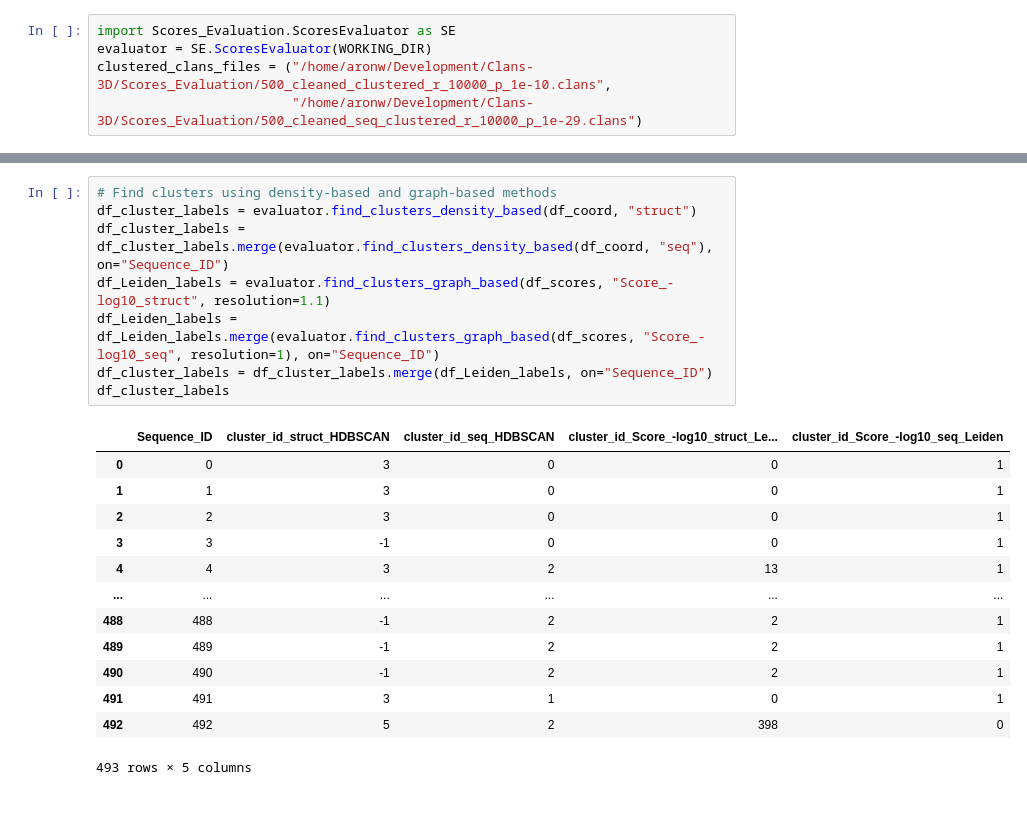
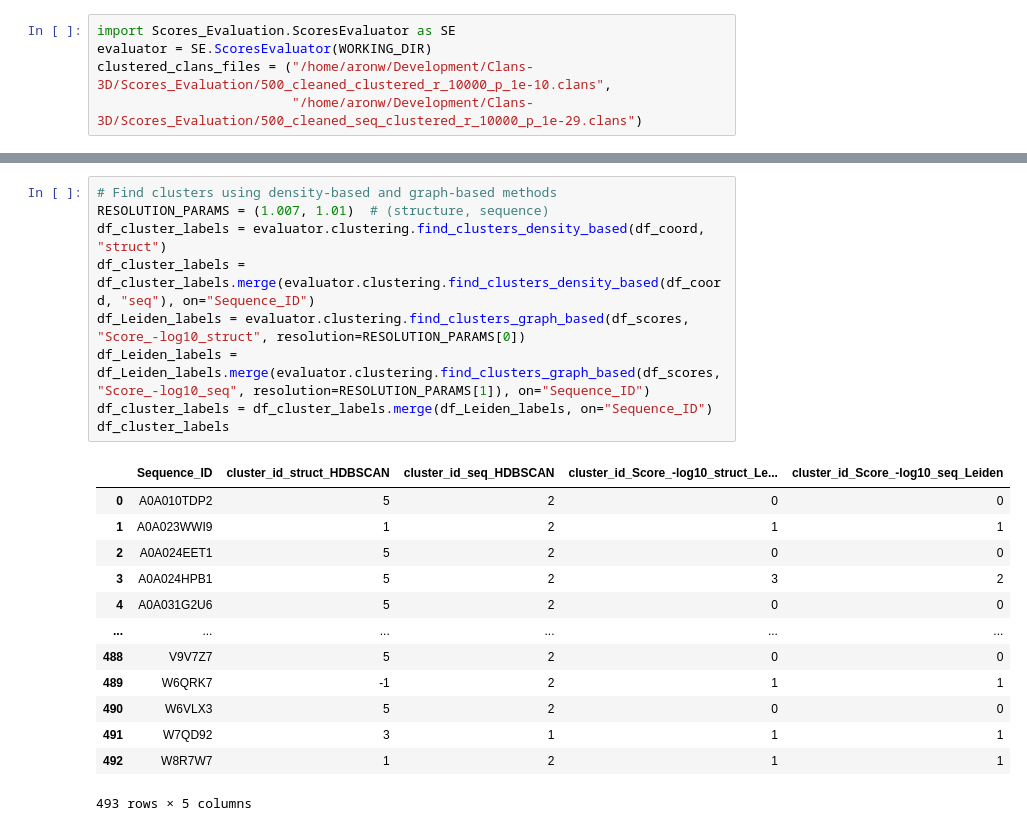
Before and after one commit to ElhabashyLab/3DClans, a Jupyter notebook: Scores_Evaluation/evaluation.ipynb, the cells around one changed output, grey strips where cells are left out. Cells and saved outputs as stored; diff of their text form.

```diff
--- a/Scores_Evaluation/evaluation.ipynb
+++ b/Scores_Evaluation/evaluation.ipynb
@@ -100,25 +100,26 @@ evaluator.generate_scatter_plot(
 [figure]
 # %%
 # Find clusters using density-based and graph-based methods
-df_cluster_labels = evaluator.find_clusters_density_based(df_coord, "struct")
-df_cluster_labels = df_cluster_labels.merge(evaluator.find_clusters_density_based(df_coord, "seq"), on="Sequence_ID")
-df_Leiden_labels = evaluator.find_clusters_graph_based(df_scores, "Score_-log10_struct", resolution=1.1)
-df_Leiden_labels = df_Leiden_labels.merge(evaluator.find_clusters_graph_based(df_scores, "Score_-log10_seq", resolution=1), on="Sequence_ID")
+RESOLUTION_PARAMS = (1.007, 1.01)  # (structure, sequence)
+df_cluster_labels = evaluator.clustering.find_clusters_density_based(df_coord, "struct")
+df_cluster_labels = df_cluster_labels.merge(evaluator.clustering.find_clusters_density_based(df_coord, "seq"), on="Sequence_ID")
+df_Leiden_labels = evaluator.clustering.find_clusters_graph_based(df_scores, "Score_-log10_struct", resolution=RESOLUTION_PARAMS[0])
+df_Leiden_labels = df_Leiden_labels.merge(evaluator.clustering.find_clusters_graph_based(df_scores, "Score_-log10_seq", resolution=RESOLUTION_PARAMS[1]), on="Sequence_ID")
 df_cluster_labels = df_cluster_labels.merge(df_Leiden_labels, on="Sequence_ID")
 df_cluster_labels
 # %% [output]
 |  | Sequence_ID | cluster_id_struct_HDBSCAN | cluster_id_seq_HDBSCAN | cluster_id_Score_-log10_struct_Le... | cluster_id_Score_-log10_seq_Leiden |
-| 0 | 0 | 3 | 0 | 0 | 1 |
-| 1 | 1 | 3 | 0 | 0 | 1 |
-| 2 | 2 | 3 | 0 | 0 | 1 |
-| 3 | 3 | -1 | 0 | 0 | 1 |
-| 4 | 4 | 3 | 2 | 13 | 1 |
+| 0 | A0A010TDP2 | 5 | 2 | 0 | 0 |
+| 1 | A0A023WWI9 | 1 | 2 | 1 | 1 |
+| 2 | A0A024EET1 | 5 | 2 | 0 | 0 |
+| 3 | A0A024HPB1 | 5 | 2 | 3 | 2 |
+| 4 | A0A031G2U6 | 5 | 2 | 0 | 0 |
 | ... | ... | ... | ... | ... | ... |
-| 488 | 488 | -1 | 2 | 2 | 1 |
-| 489 | 489 | -1 | 2 | 2 | 1 |
-| 490 | 490 | -1 | 2 | 2 | 1 |
-| 491 | 491 | 3 | 1 | 0 | 1 |
-| 492 | 492 | 5 | 2 | 398 | 0 |
+| 488 | V9V7Z7 | 5 | 2 | 0 | 0 |
+| 489 | W6QRK7 | -1 | 2 | 1 | 1 |
+| 490 | W6VLX3 | 5 | 2 | 0 | 0 |
+| 491 | W7QD92 | 3 | 1 | 1 | 1 |
+| 492 | W8R7W7 | 1 | 2 | 1 | 1 |
 493 rows × 5 columns
 # %%
 labels_struct_HDBSCAN = df_cluster_labels["cluster_id_struct_HDBSCAN"].drop_duplicates()
```
Also changed, not shown: parts of 6 cells of this notebook, 6 other files.
